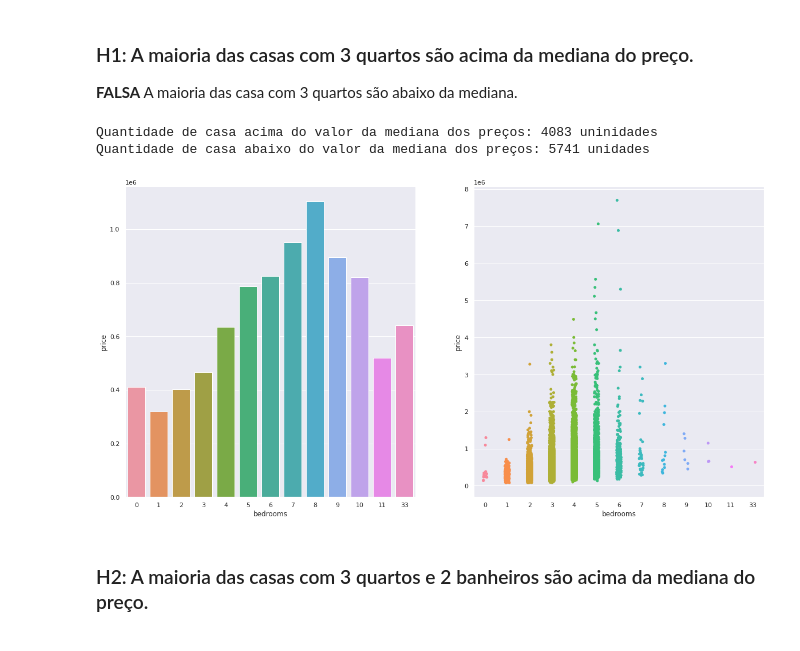
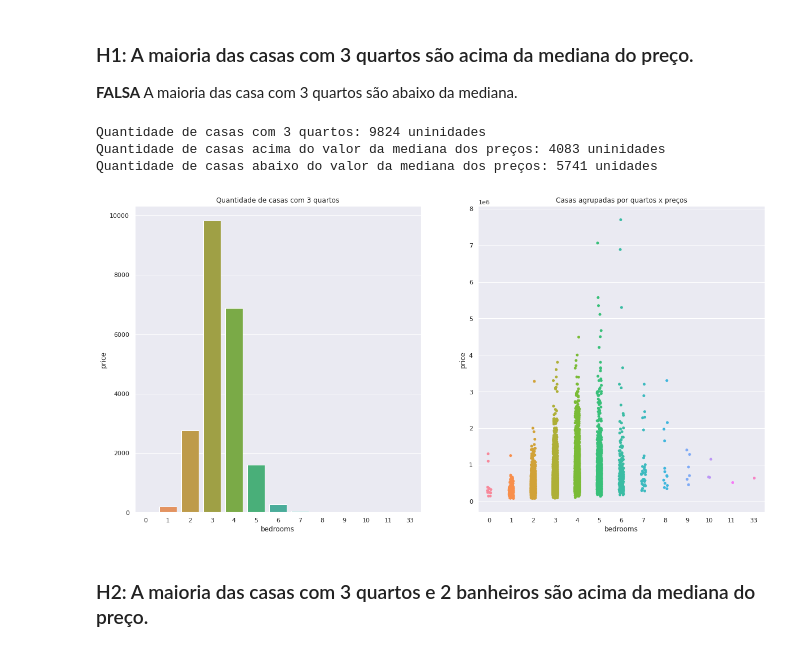
Before and after one commit to borgesds/House_Rocket, a Jupyter notebook: m5_house_rocket_v1.ipynb, the cells around one changed output. Drawn from its saved outputs; the diff is of its cells as text; code cells hidden in the pictures.

```diff
--- a/m5_house_rocket_v1.ipynb
+++ b/m5_house_rocket_v1.ipynb
@@ -377,20 +377,27 @@ categoricalvar(co1, c1, l1, c2, l2, c3, l3, c4, l4,
 ### H1: A maioria das casas com 3 quartos são acima da mediana do preço.
 **FALSA**  A maioria das casa com 3 quartos são abaixo da mediana.
 # %%
+house_bed3 = len(df4[df4['bedrooms'] == 3])
 house_upmedian = len(df4.loc[(df4['bedrooms'] == 3) & (df4['price'] > df4['price'].median()), 'id'])
 house_belowmedian = len(df4.loc[(df4['bedrooms'] == 3) & (df4['price'] <= df4['price'].median()), 'id'])
-print('Quantidade de casa acima do valor da mediana dos preços: {} uninidades'.format(house_upmedian))
-print('Quantidade de casa abaixo do valor da mediana dos preços: {} unidades'.format(house_belowmedian))
+print('Quantidade de casas com 3 quartos: {} uninidades'.format(house_bed3))
+print('Quantidade de casas acima do valor da mediana dos preços: {} uninidades'.format(house_upmedian))
+print('Quantidade de casas abaixo do valor da mediana dos preços: {} unidades'.format(house_belowmedian))
+
+aux1 = df4[['bedrooms', 'price']].groupby('bedrooms').count().reset_index()
 
 plt.subplot(1, 2, 1)
-sns.barplot(x='bedrooms', y='price', data=df4, ci=None);
+plt.title('Quantidade de casas com 3 quartos')
+sns.barplot(x='bedrooms', y='price', data=aux1, ci=None);
 
 plt.subplot(1, 2, 2)
+plt.title('Casas agrupadas por quartos x preços')
 sns.stripplot(y = df4['price'], x = df4['bedrooms']);
 # %% [output]
-Quantidade de casa acima do valor da mediana dos preços: 4083 uninidades
-Quantidade de casa abaixo do valor da mediana dos preços: 5741 unidades
+Quantidade de casas com 3 quartos: 9824 uninidades
+Quantidade de casas acima do valor da mediana dos preços: 4083 uninidades
+Quantidade de casas abaixo do valor da mediana dos preços: 5741 unidades
-[figure, old version]
+[figure, new version]
 # %% [markdown]
 ### H2: A maioria das casas com 3 quartos e 2 banheiros são acima da mediana do preço.
 # %% [markdown]
```
